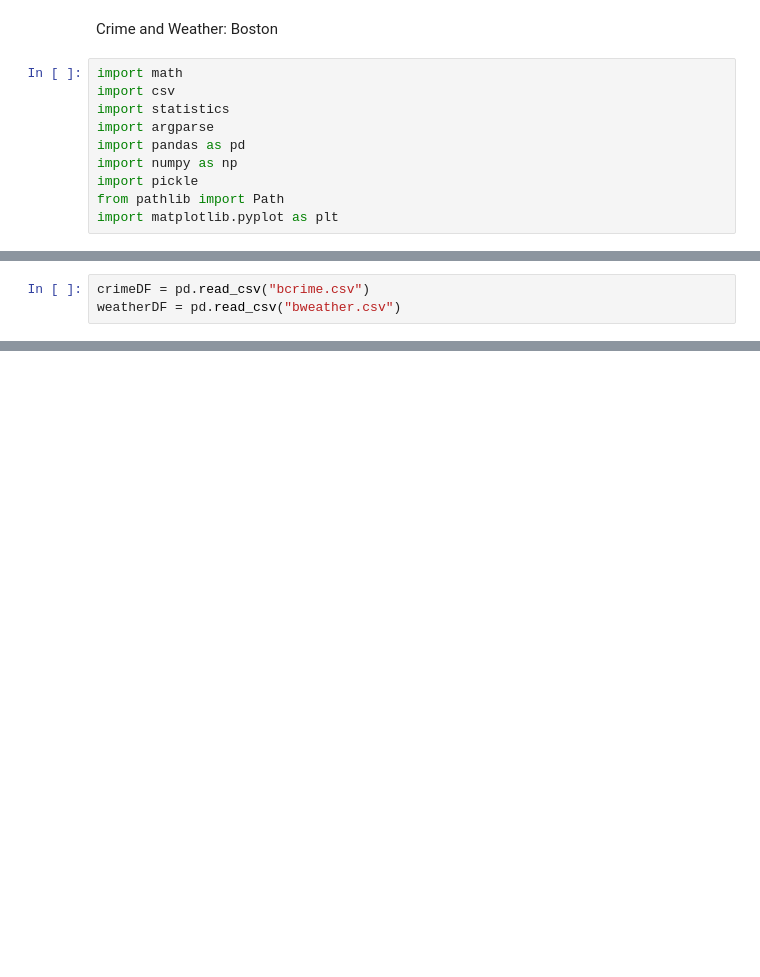
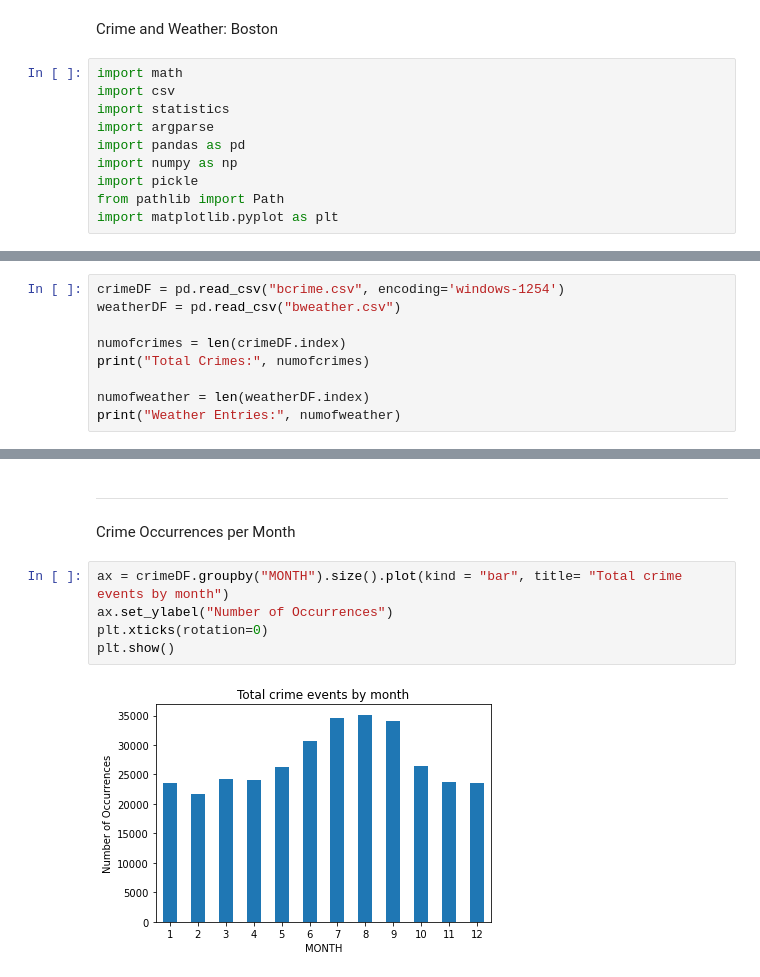
Before and after one commit to laurenawilk/CSCI4502, a Jupyter notebook: bostoncrimeandweather.ipynb, the cells around one changed output, grey strips where cells are left out. Drawn from its saved outputs; the diff is of its cells as text; blank space fills up the shorter version.

```diff
--- a/bostoncrimeandweather.ipynb
+++ b/bostoncrimeandweather.ipynb
@@ -13,4 +15,10 @@ import matplotlib.pyplot as plt
 # %%
-crimeDF = pd.read_csv("bcrime.csv")
+crimeDF = pd.read_csv("bcrime.csv", encoding='windows-1254')
 weatherDF = pd.read_csv("bweather.csv")
+
+numofcrimes = len(crimeDF.index)
+print("Total Crimes:", numofcrimes)
+
+numofweather = len(weatherDF.index)
+print("Weather Entries:", numofweather)
 # %% [output]
@@ -17,0 +73,11 @@ UnicodeDecodeError: 'utf-8' codec can't decode byte 0xa0 in position 24: invalid
+# %% [markdown]
+-------------------------------------------------------------------------------------------------------------------------------------------------------------------------------------------------
+# %% [markdown]
+Crime Occurrences per Month
+# %%
+ax = crimeDF.groupby("MONTH").size().plot(kind = "bar", title= "Total crime events by month")
+ax.set_ylabel("Number of Occurrences")
+plt.xticks(rotation=0)
+plt.show()
+# %% [output]
+[figure, added]
```
Also changed, not shown: parts of 38 cells of this notebook.
